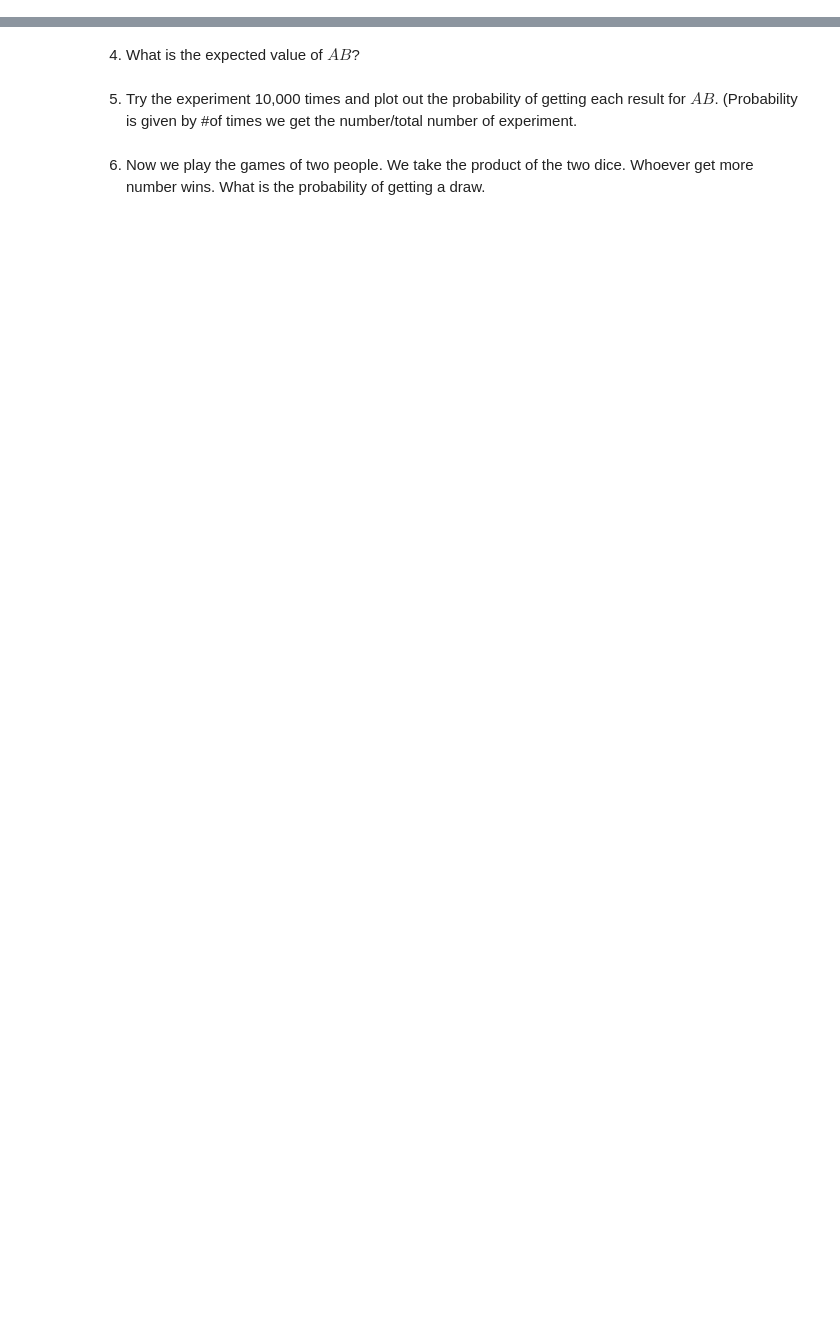
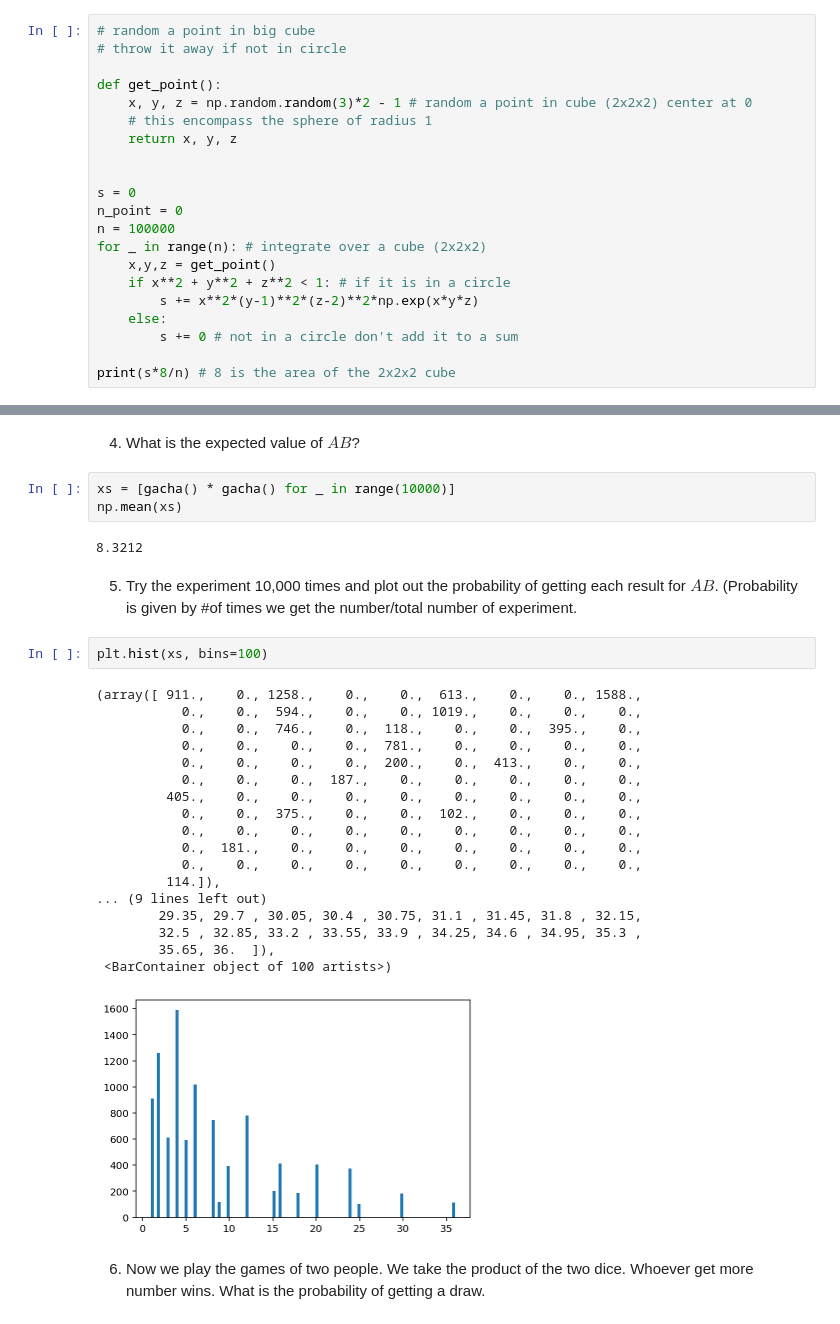
Before and after one commit to MUIC-Numerical-Methods-2018/Exercise-6, a Jupyter notebook: Monte Carlo.ipynb, the cells around one changed output, grey strips where cells are left out. Cells and saved outputs as stored; diff of their text form; blank space fills up the shorter version.

```diff
--- a/Monte Carlo.ipynb
+++ b/Monte Carlo.ipynb
@@ -130,3 +130,24 @@ Over a cube $x \in [-1,1], y\in [-1,1], z\in [-1,1]$
 #### 2) Evaluate
 $$ \iiint \limits_{C} x^2(y-1)^2(z-2)^2\exp(xyz) \; dx \; dy \; dz$$
 Over a sphere of radius 1 centered at the origin.
+# %%
+# random a point in big cube
+# throw it away if not in circle
+
+def get_point():
+    x, y, z = np.random.random(3)*2 - 1 # random a point in cube (2x2x2) center at 0
+    # this encompass the sphere of radius 1
+    return x, y, z
+
+
+s = 0
+n_point = 0
+n = 100000
+for _ in range(n): # integrate over a cube (2x2x2)
+    x,y,z = get_point()
+    if x**2 + y**2 + z**2 < 1: # if it is in a circle
+        s += x**2*(y-1)**2*(z-2)**2*np.exp(x*y*z)
+    else:
+        s += 0 # not in a circle don't add it to a sum
+
+print(s*8/n) # 8 is the area of the 2x2x2 cube
@@ -212,6 +253,32 @@ What is the expected value of dice result? Try both simulation and analytical fo
 # %% [markdown]
 4) What is the expected value of $AB$?
+# %%
+xs = [gacha() * gacha() for _ in range(10000)]
+np.mean(xs)
+# %% [output]
+8.3212
 # %% [markdown]
 5) Try the experiment 10,000 times and plot out the probability of getting each result for $AB$. (Probability is given by #of times we get the number/total number of experiment.
+# %%
+plt.hist(xs, bins=100)
+# %% [output]
+(array([ 911.,    0., 1258.,    0.,    0.,  613.,    0.,    0., 1588.,
+           0.,    0.,  594.,    0.,    0., 1019.,    0.,    0.,    0.,
+           0.,    0.,  746.,    0.,  118.,    0.,    0.,  395.,    0.,
+           0.,    0.,    0.,    0.,  781.,    0.,    0.,    0.,    0.,
+           0.,    0.,    0.,    0.,  200.,    0.,  413.,    0.,    0.,
+           0.,    0.,    0.,  187.,    0.,    0.,    0.,    0.,    0.,
+         405.,    0.,    0.,    0.,    0.,    0.,    0.,    0.,    0.,
+           0.,    0.,  375.,    0.,    0.,  102.,    0.,    0.,    0.,
+           0.,    0.,    0.,    0.,    0.,    0.,    0.,    0.,    0.,
+           0.,  181.,    0.,    0.,    0.,    0.,    0.,    0.,    0.,
+           0.,    0.,    0.,    0.,    0.,    0.,    0.,    0.,    0.,
+         114.]),
+... (9 lines left out)
+        29.35, 29.7 , 30.05, 30.4 , 30.75, 31.1 , 31.45, 31.8 , 32.15,
+        32.5 , 32.85, 33.2 , 33.55, 33.9 , 34.25, 34.6 , 34.95, 35.3 ,
+        35.65, 36.  ]),
+ <BarContainer object of 100 artists>)
+[figure, added]
 # %% [markdown]
 6) Now we play the games of two people. We take the product of the two dice. Whoever get more number wins. What is the probability of getting a draw.
```
Also changed, not shown: parts of 10 cells of this notebook.
